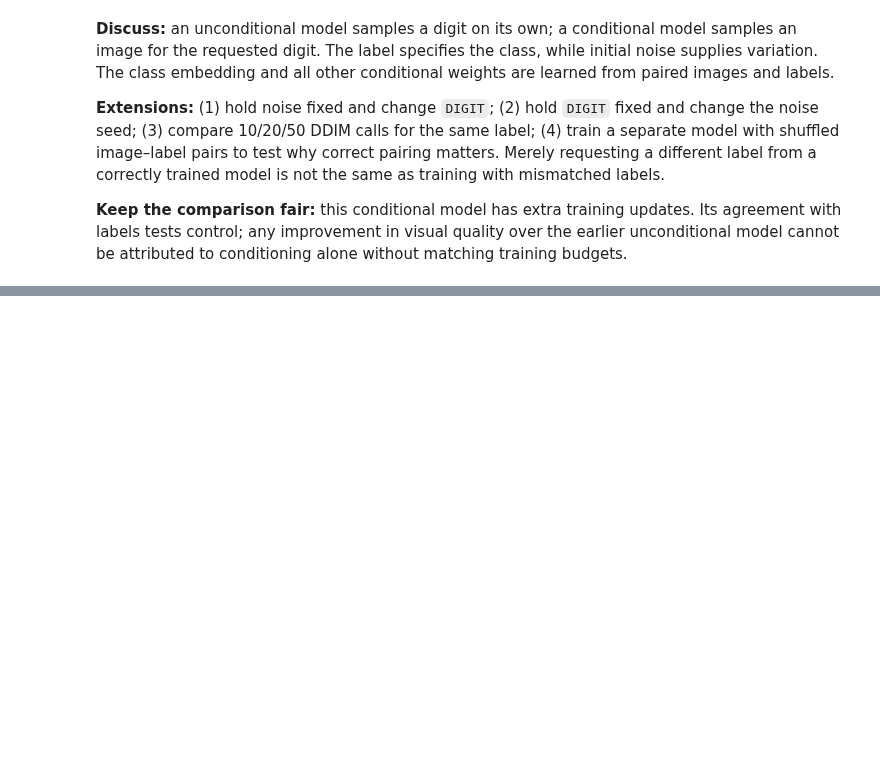
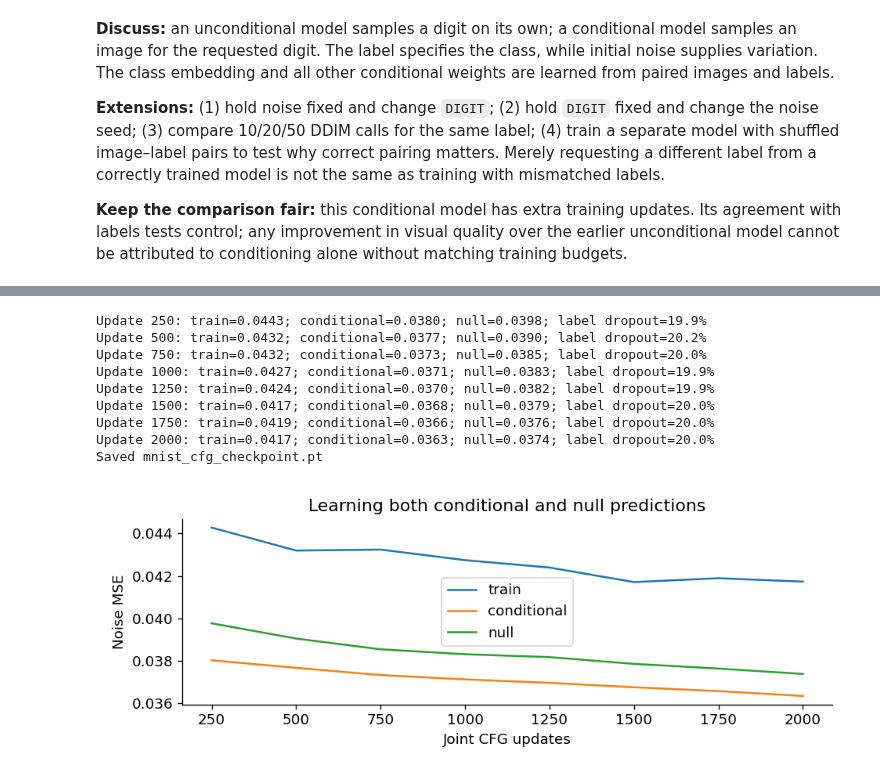
Before and after one commit to r-isachenko/2026-DGM-MIPT-YSDA-course, a Jupyter notebook: seminars/seminar7/seminar7_ddpm_mnist.ipynb, the cells around one changed output, grey strips where cells are left out. Drawn from its saved outputs; the diff is of its cells as text; code cells hidden in the pictures; blank space fills up the shorter version.

```diff
--- a/seminars/seminar7/seminar7_ddpm_mnist.ipynb
+++ b/seminars/seminar7/seminar7_ddpm_mnist.ipynb
@@ -810,0 +885,60 @@ Passed: label influence, embedding gradients, conditional DDIM repeatability.
+# %%
+cfg_val_rng = torch.Generator().manual_seed(909)
+cfg_val_t = torch.randint(T,(len(validation_images),),generator=cfg_val_rng).to(device)
+cfg_val_noise = torch.randn(validation_images.shape,generator=cfg_val_rng).to(device)
+cfg_val_y = test_set.targets[:len(validation_images)].to(device)
+
+@torch.no_grad()
+def cfg_validation():
+    totals = [0.,0.]
+    for x,y,t,eps in zip(validation_images.split(64),cfg_val_y.split(64),cfg_val_t.split(64),cfg_val_noise.split(64)):
+        noisy = q_sample(x,t,eps)
+        for j,labels in enumerate([y,torch.full_like(y,NULL_LABEL)]):
+            totals[j] += F.mse_loss(cfg_ema(noisy,t,labels),eps).item()*len(x)
+    return [v/len(validation_images) for v in totals]
+
+def save_cfg_checkpoint(step):
+    torch.save({"kind":"classifier_free","T":T,"beta":schedule["beta"].cpu(),
+                "drop_prob":CFG_DROP_PROB,"model":cfg_model.state_dict(),
+                "ema":cfg_ema.state_dict(),"optimizer":cfg_optimizer.state_dict(),
+                "steps":step,"history":cfg_history},CFG_CHECKPOINT)
+
+cfg_model.train();running=0.;count=0;dropped=0;seen=0
+synchronize();cfg_started=time.perf_counter()
+for step in trange(cfg_completed,CFG_STEPS,desc="Joint CFG training"):
+    indices=torch.randint(len(train_images),(CFG_BATCH_SIZE,))
+    clean=train_images[indices].float().to(device)/127.5-1
+    labels=train_set.targets[indices].to(device)
+    used_labels,mask=drop_labels(labels,CFG_DROP_PROB)
+    t=torch.randint(T,(len(clean),),device=device);eps=torch.randn_like(clean)
+    loss=F.mse_loss(cfg_model(q_sample(clean,t,eps),t,used_labels),eps)
+    cfg_optimizer.zero_grad(set_to_none=True);loss.backward()
+    nn.utils.clip_grad_norm_(cfg_model.parameters(),1.);cfg_optimizer.step()
+    with torch.no_grad():
+        decay=min(.995,(1+step)/(10+step))
+        for avg,current in zip(cfg_ema.parameters(),cfg_model.parameters()):avg.lerp_(current,1-decay)
+    running+=loss.item();count+=1;dropped+=mask.sum().item();seen+=len(clean)
+    if (step+1)%250==0 or step+1==CFG_STEPS:
+        val_cond,val_null=cfg_validation();synchronize()
+        cfg_history.append({"step":step+1,"train":running/count,"conditional":val_cond,"null":val_null})
+        print(f"Update {step+1}: train={running/count:.4f}; conditional={val_cond:.4f}; "
+              f"null={val_null:.4f}; label dropout={dropped/seen:.1%}")
+        running=0.;count=0;save_cfg_checkpoint(step+1)
+cfg_completed=max(cfg_completed,CFG_STEPS);cfg_ema.eval()
+print(f"Saved {CFG_CHECKPOINT.name}")
+fig,ax=plt.subplots(figsize=(8,3))
+cfg_losses=pd.DataFrame(cfg_history)
+for key in ["train","conditional","null"]:ax.plot(cfg_losses.step,cfg_losses[key],label=key)
+ax.set(xlabel="Joint CFG updates",ylabel="Noise MSE",title="Learning both conditional and null predictions")
+ax.legend();plt.tight_layout();plt.show()
+# %% [output]
+Update 250: train=0.0443; conditional=0.0380; null=0.0398; label dropout=19.9%
+Update 500: train=0.0432; conditional=0.0377; null=0.0390; label dropout=20.2%
+Update 750: train=0.0432; conditional=0.0373; null=0.0385; label dropout=20.0%
+Update 1000: train=0.0427; conditional=0.0371; null=0.0383; label dropout=19.9%
+Update 1250: train=0.0424; conditional=0.0370; null=0.0382; label dropout=19.9%
+Update 1500: train=0.0417; conditional=0.0368; null=0.0379; label dropout=20.0%
+Update 1750: train=0.0419; conditional=0.0366; null=0.0376; label dropout=20.0%
+Update 2000: train=0.0417; conditional=0.0363; null=0.0374; label dropout=20.0%
+Saved mnist_cfg_checkpoint.pt
+[figure, added]
```
Also changed, not shown: parts of 14 cells of this notebook, 1 other file.
